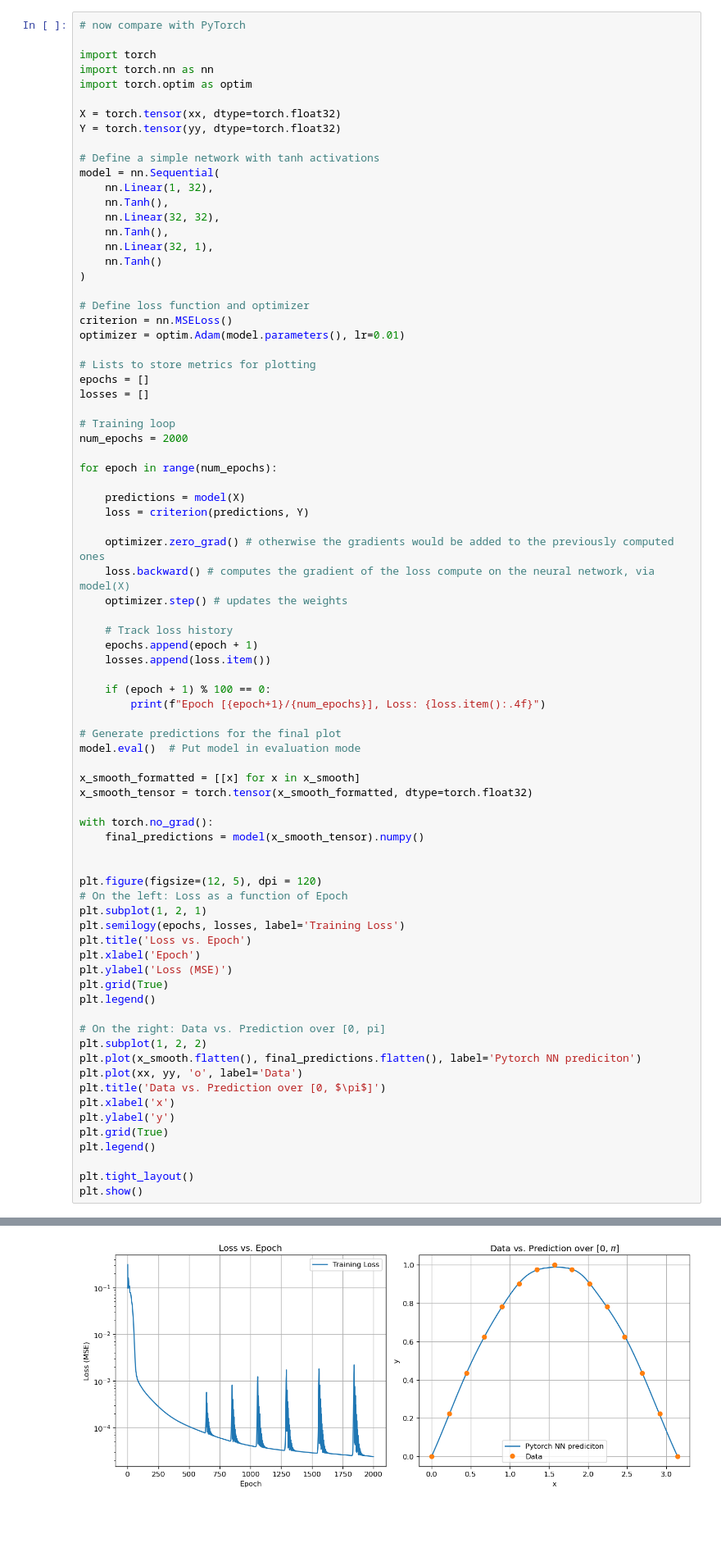
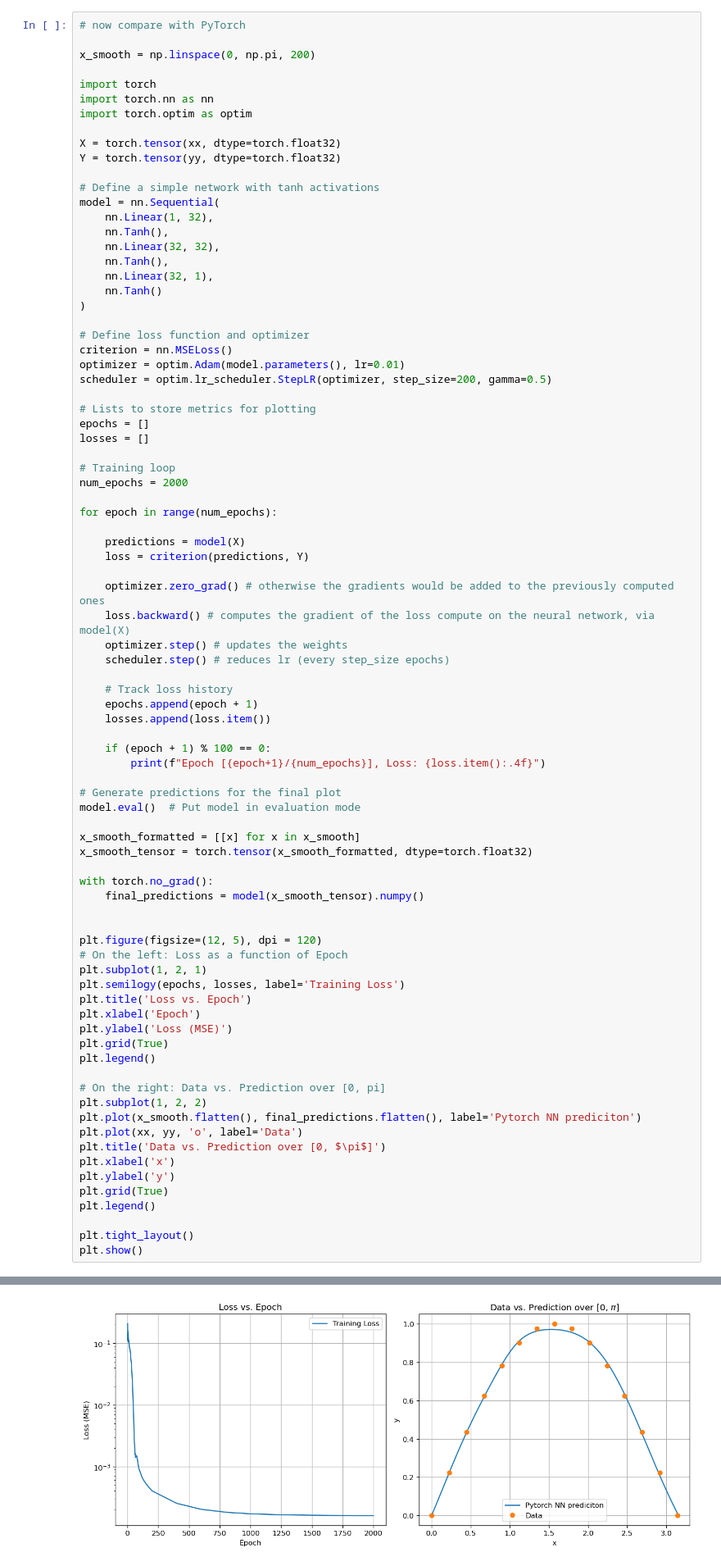
Before and after one commit to sottoviafilippo/NN_trial, a Jupyter notebook: NN_trial_nb.ipynb, the cells around one changed output, grey strips where cells are left out. Shown at 82% size. Drawn from its saved outputs; the diff is of its cells as text; blank space fills up the shorter version.

Commit message:
added scheduler

```diff
--- a/NN_trial_nb.ipynb
+++ b/NN_trial_nb.ipynb
@@ -66,6 +66,8 @@ plt.show()
 - the optimizer is not optimized, in particular the fixed learning rate. sometimes the convergence is very good, sometimes not. Should be improved...
 # %%
 # now compare with PyTorch
+
+x_smooth = np.linspace(0, np.pi, 200)
 
 import torch
 import torch.nn as nn
@@ -87,6 +89,7 @@ model = nn.Sequential(
 # Define loss function and optimizer
 criterion = nn.MSELoss()
 optimizer = optim.Adam(model.parameters(), lr=0.01)
+scheduler = optim.lr_scheduler.StepLR(optimizer, step_size=200, gamma=0.5)
 
 # Lists to store metrics for plotting
 epochs = []
@@ -103,6 +106,7 @@ for epoch in range(num_epochs):
     optimizer.zero_grad() # otherwise the gradients would be added to the previously computed ones
     loss.backward() # computes the gradient of the loss compute on the neural network, via model(X)
     optimizer.step() # updates the weights
+    scheduler.step() # reduces lr (every step_size epochs)
 
     # Track loss history
     epochs.append(epoch + 1)
@@ -167,2 +171,2 @@ Epoch [2000/2000], Loss: 0.0000
-[figure, old version]
+[figure, new version]
 # %% [markdown]
```
Also changed, not shown: parts of 3 cells of this notebook.
